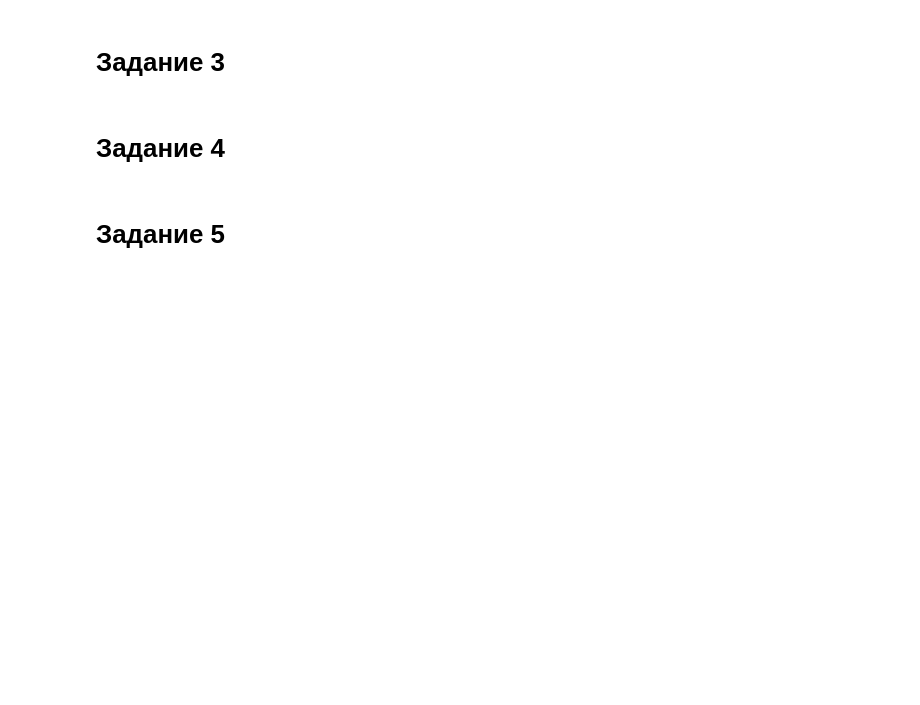
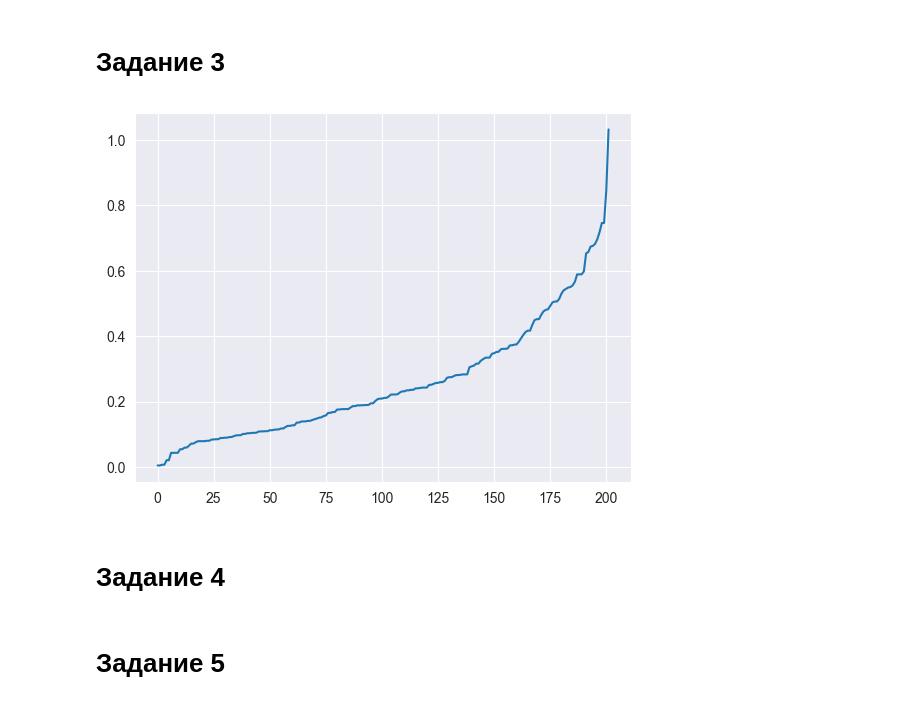
Before and after one commit to daweedchb/Bigdata, a Jupyter notebook: PR11/PR11.ipynb, the cells around one changed output. Saved outputs shown, nothing was run; the diff lists cells and outputs as text; code cells hidden in the pictures; blank space fills up the shorter version.

```diff
--- a/PR11/PR11.ipynb
+++ b/PR11/PR11.ipynb
@@ -81,4 +84,31 @@ plt.show()
 # %% [markdown]
 # Задание 3
+# %%
+#Кластеры
+start = time.time()
+model = KMeans(n_clusters=3, random_state=123, init='k-means++').fit(D)
+kmeans_time = time.time() - start
+D_Kmeans = D.copy()
+D_Kmeans['cluster'] = model.labels_
+
+#Алгоритм иерархической кластеризации
+start = time.time()
+model2 = AgglomerativeClustering(n_clusters=3, compute_distances=True)
+clastering = model2.fit(D)
+agglomerative_time = time.time() - start
+D_Agglomerative = D.copy()
+D_Agglomerative['cluster'] = clastering.labels_
+
+#Находим eps для DBSCAN: находим максимальную кривизну графика расстояний
+#Найти максимальную кривизну графика расстояний
+neigh = NearestNeighbors(n_neighbors=2)
+nbrs = neigh.fit(D)
+distances, indices = nbrs.kneighbors(D)
+distances = np.sort(distances, axis=0)
+distances = distances[:, 1]
+plt.plot(distances)
+plt.show()
+# %% [output]
+[figure, added]
 # %% [markdown]
 # Задание 4
```
Also changed, not shown: parts of 4 cells of this notebook, 7 other files.
